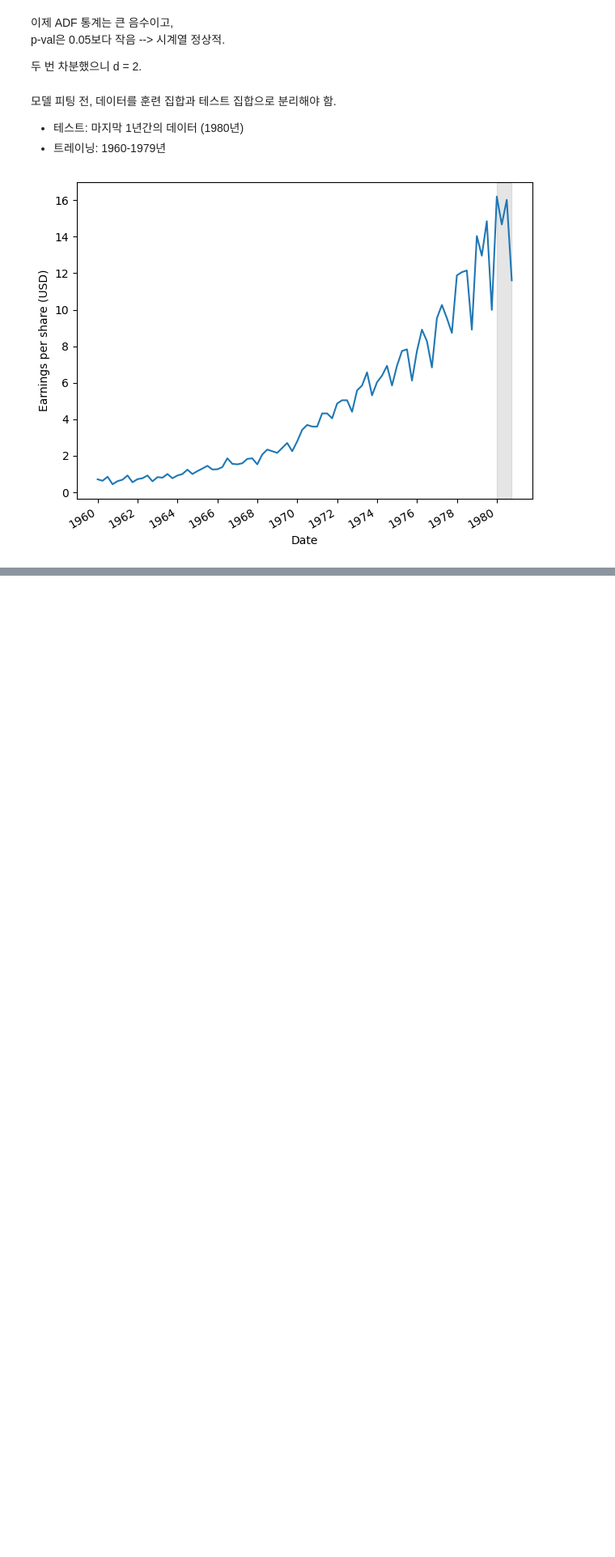
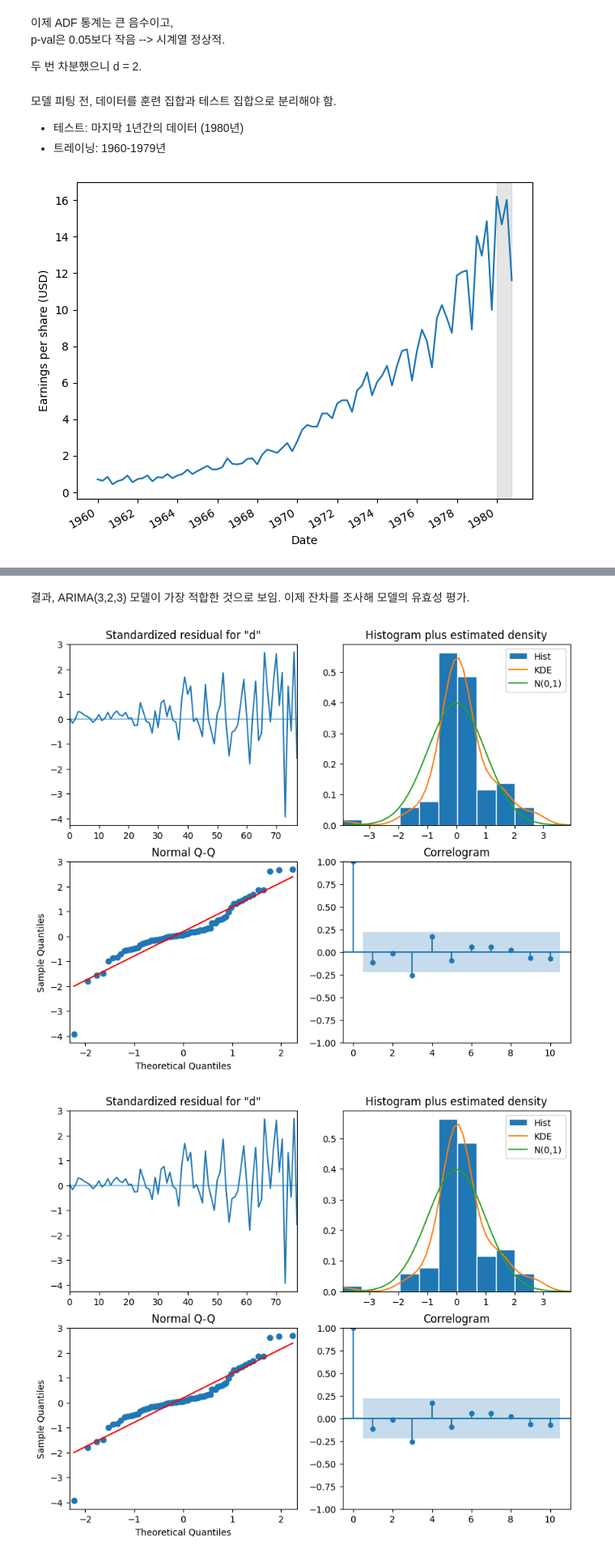
Before and after one commit to mskcho00/TimeSeries-Self-Practice, a Jupyter notebook: 7_ARIMA.ipynb, the cells around one changed output, grey strips where cells are left out. Shown at 81% size. Drawn from its saved outputs; the diff is of its cells as text; code cells hidden in the pictures; blank space fills up the shorter version.

Commit message:
20260830 ARIMA Complete

```diff
--- a/7_ARIMA.ipynb
+++ b/7_ARIMA.ipynb
@@ -186,0 +204,5 @@ def optimize_ARIMA(endog: Union[pd.Series, list], order_list: list, d: int) -> p
+# %%
+train = df.data[:-4]
+
+result_df = optimize_ARIMA(train, order_list, d)
+result_df
@@ -186,0 +229,10 @@ def optimize_ARIMA(endog: Union[pd.Series, list], order_list: list, d: int) -> p
+# %% [markdown]
+결과, ARIMA(3,2,3) 모델이 가장 적합한 것으로 보임. 이제 잔차를 조사해 모델의 유효성 평가.
+# %%
+model = SARIMAX(train, order = (3,2,3), simple_differencing= False)
+model_fit = model.fit(disp = False)
+
+model_fit.plot_diagnostics(figsize=(10,8))
+# %% [output]
+[figure, added]
+[figure, added]
```
Also changed, not shown: parts of 20 cells of this notebook, 1 other file.
